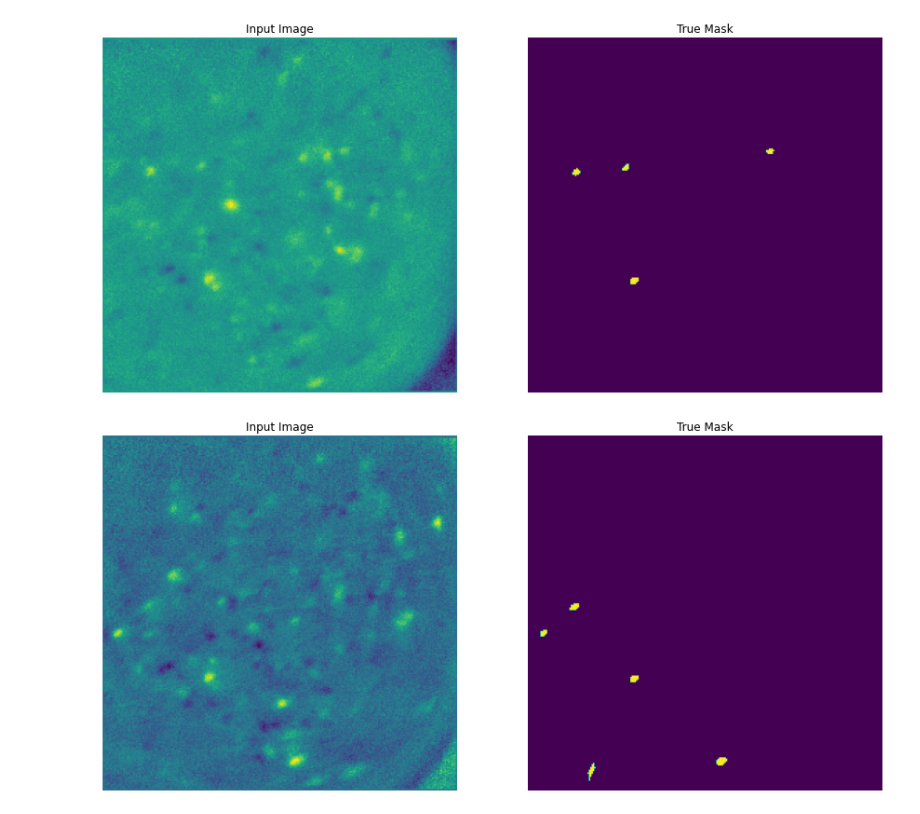
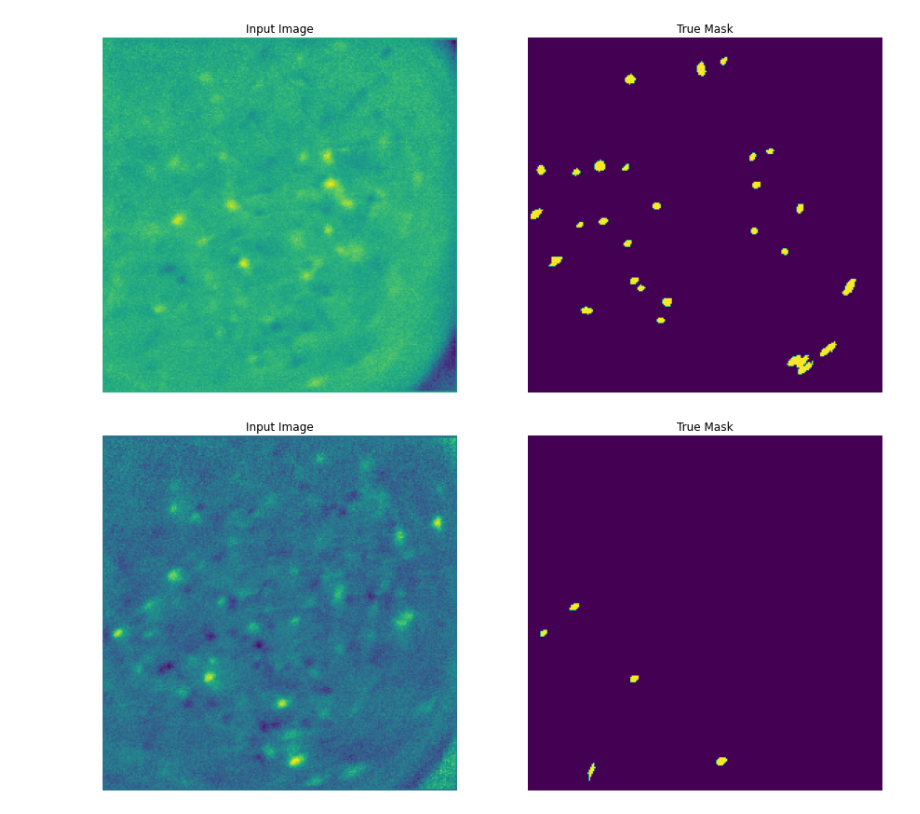
Before and after one commit to VoytechG/neuron-finder, a Jupyter notebook: unet/test_data.ipynb, the cells around one changed output. Drawn from its saved outputs; the diff is of its cells as text; code cells hidden in the pictures.

```diff
--- a/unet/test_data.ipynb
+++ b/unet/test_data.ipynb
@@ -46,11 +74,11 @@ dg = data_gen.DataGenerator(movie, data_packed)
 # %%
 i = 345
 x = dg.get_x(i)
 dim  = x.shape[1:3]
-y = dg.get_y(i).reshape(dim)
-display([x[3].reshape(dim), y])
+y = dg.get_sample_weight(i).reshape(dim)
+display([x[7].reshape(dim), y])
 # %% [output]
-[figure, old version]
+[figure, new version]
 # %%
 ds = data_gen.DataSequencer(list(range(10,100)), movie, data_packed, shuffle=False)
 # %%
```
Also changed, not shown: parts of 10 cells of this notebook, 4 other files.
